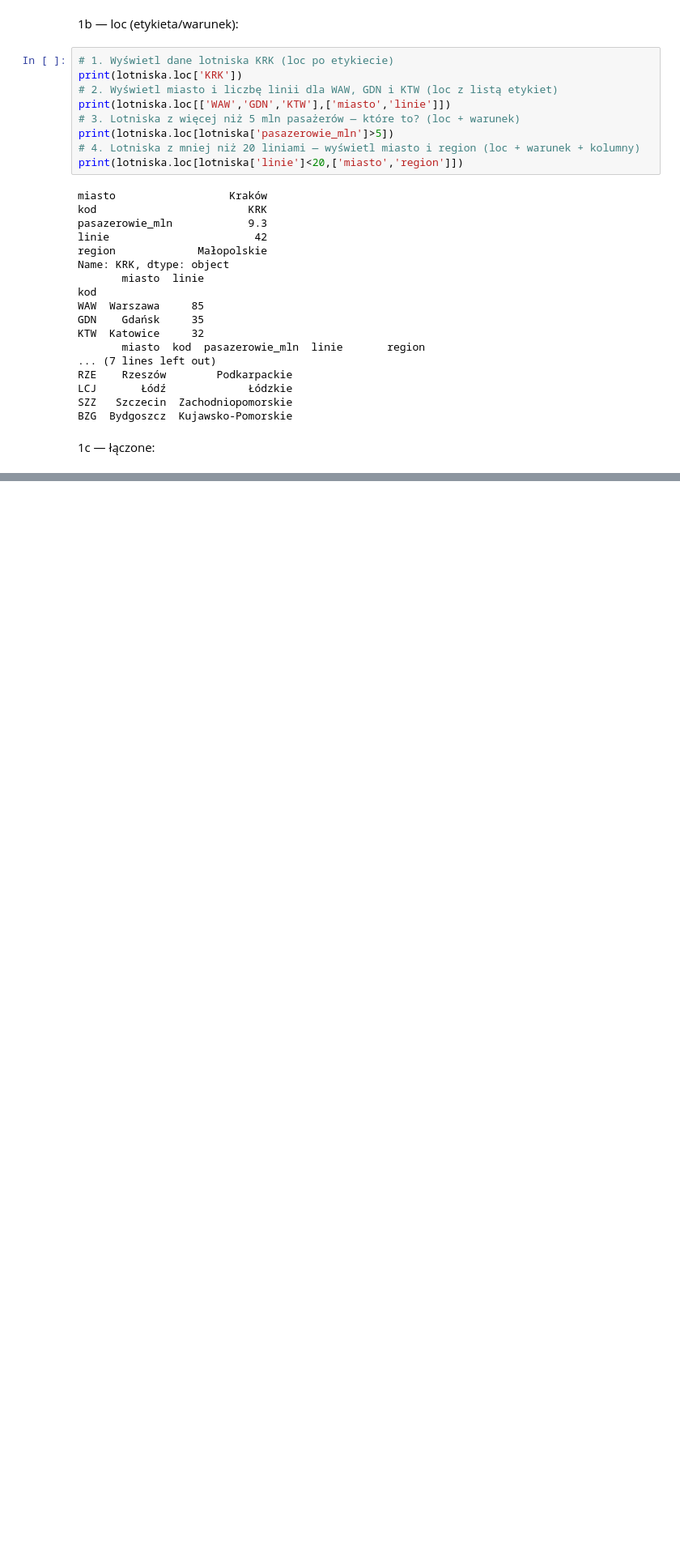
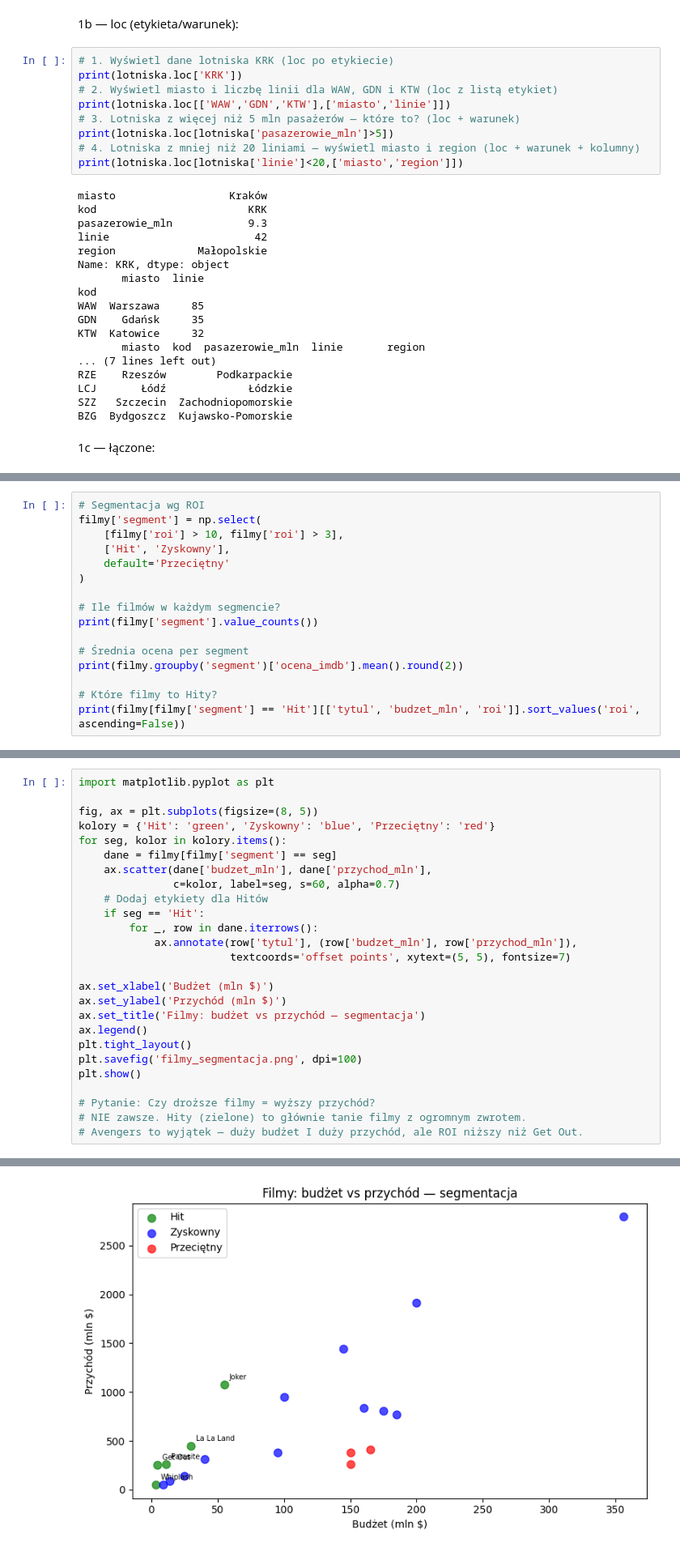
Before and after one commit to AlexaDRS/python2-lab, a Jupyter notebook: lab06/ lab06_pandas_selection.ipynb, the cells around one changed output, grey strips where cells are left out. Shown at 81% size. Cells and saved outputs as stored; diff of their text form; blank space fills up the shorter version.

Commit message:
L06: selekcja, filtrowanie, analiza filmów, segmentacja

```diff
--- a/lab06/ lab06_pandas_selection.ipynb
+++ b/lab06/ lab06_pandas_selection.ipynb
@@ -114,0 +300,16 @@ dtype: float64
+# %%
+# Segmentacja wg ROI
+filmy['segment'] = np.select(
+    [filmy['roi'] > 10, filmy['roi'] > 3],
+    ['Hit', 'Zyskowny'],
+    default='Przeciętny'
+)
+
+# Ile filmów w każdym segmencie?
+print(filmy['segment'].value_counts())
+
+# Średnia ocena per segment
+print(filmy.groupby('segment')['ocena_imdb'].mean().round(2))
+
+# Które filmy to Hity?
+print(filmy[filmy['segment'] == 'Hit'][['tytul', 'budzet_mln', 'roi']].sort_values('roi', ascending=False))
@@ -114,0 +335,27 @@ dtype: float64
+# %%
+import matplotlib.pyplot as plt
+
+fig, ax = plt.subplots(figsize=(8, 5))
+kolory = {'Hit': 'green', 'Zyskowny': 'blue', 'Przeciętny': 'red'}
+for seg, kolor in kolory.items():
+    dane = filmy[filmy['segment'] == seg]
+    ax.scatter(dane['budzet_mln'], dane['przychod_mln'],
+               c=kolor, label=seg, s=60, alpha=0.7)
+    # Dodaj etykiety dla Hitów
+    if seg == 'Hit':
+        for _, row in dane.iterrows():
+            ax.annotate(row['tytul'], (row['budzet_mln'], row['przychod_mln']),
+                        textcoords='offset points', xytext=(5, 5), fontsize=7)
+
+ax.set_xlabel('Budżet (mln $)')
+ax.set_ylabel('Przychód (mln $)')
+ax.set_title('Filmy: budżet vs przychód — segmentacja')
+ax.legend()
+plt.tight_layout()
+plt.savefig('filmy_segmentacja.png', dpi=100)
+plt.show()
+
+# Pytanie: Czy droższe filmy = wyższy przychód?
+# NIE zawsze. Hity (zielone) to głównie tanie filmy z ogromnym zwrotem.
+# Avengers to wyjątek — duży budżet I duży przychód, ale ROI niższy niż Get Out.
+# %% [output]
@@ -114,0 +363 @@ dtype: float64
+[figure, added]
```
Also changed, not shown: parts of 22 cells of this notebook, 1 other file.
